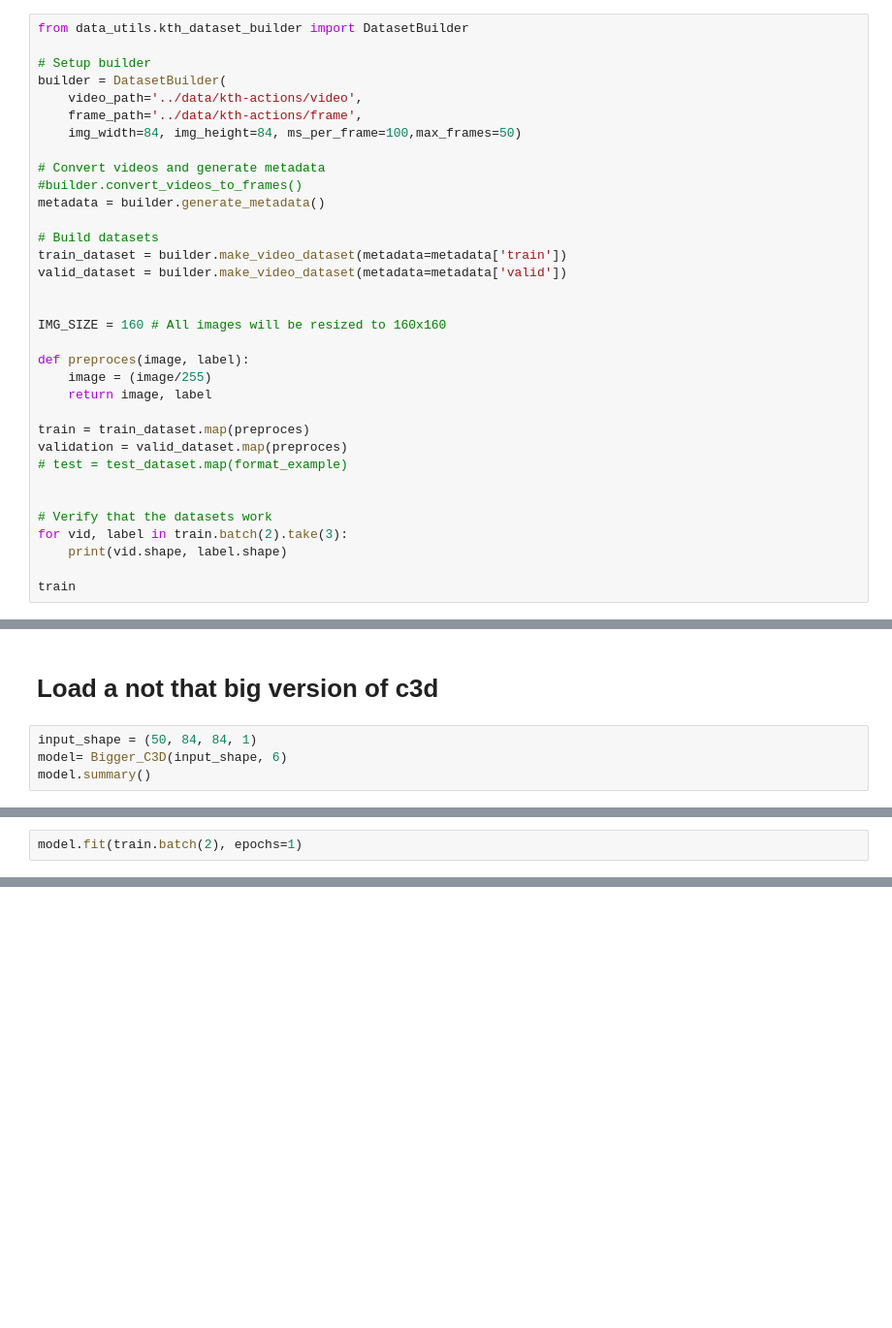
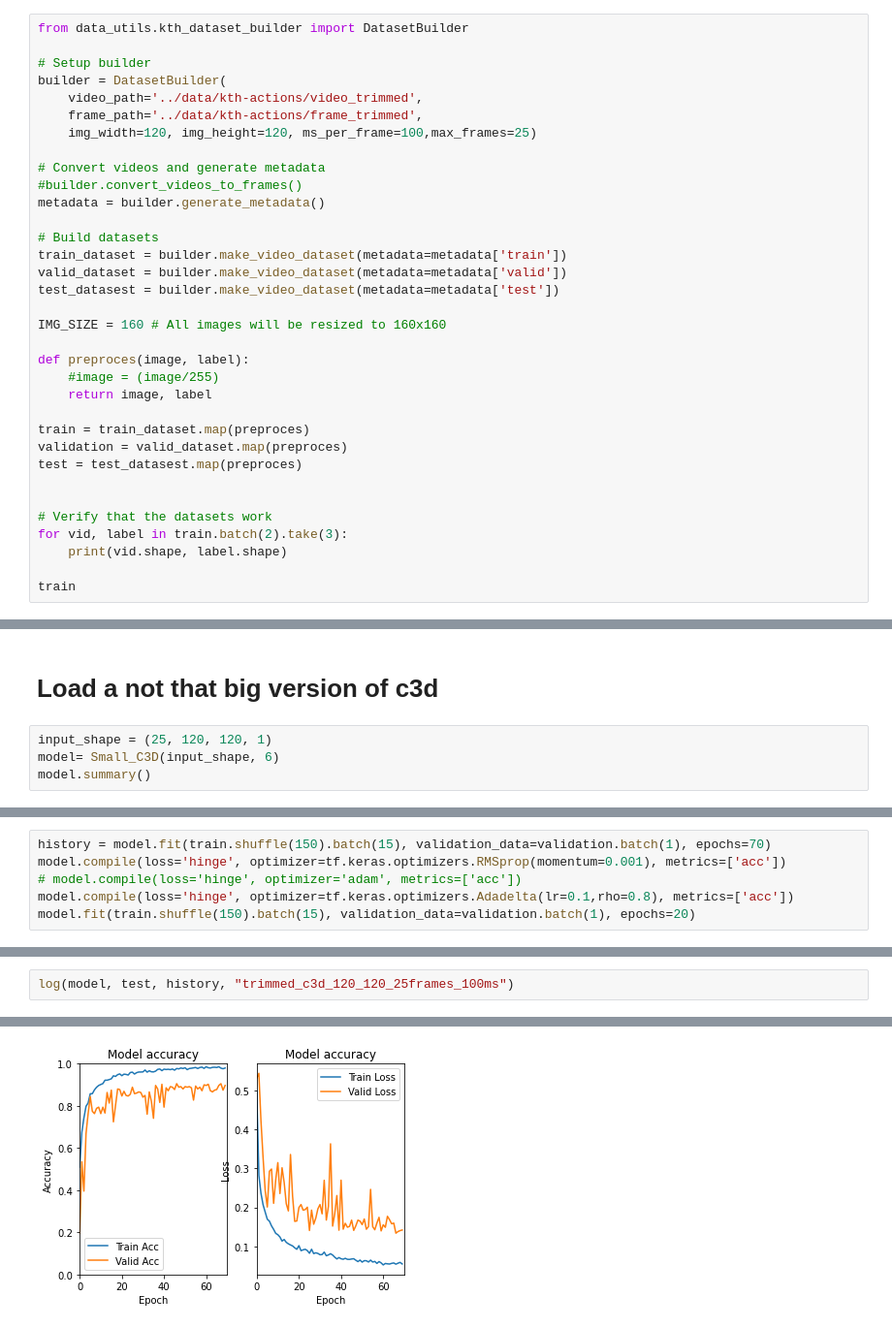
Before and after one commit to aljanabim/video-based-human-activity-recognition, a Jupyter notebook: training/KTH_C3D.ipynb, the cells around one changed output, grey strips where cells are left out. Shown: that part at 97% size. Saved outputs shown, nothing was run; the diff lists cells and outputs as text; blank space fills up the shorter version.

```diff
--- a/training/KTH_C3D.ipynb
+++ b/training/KTH_C3D.ipynb
@@ -21,9 +48,9 @@ from data_utils.kth_dataset_builder import DatasetBuilder
 
 # Setup builder
 builder = DatasetBuilder(
-    video_path='../data/kth-actions/video',
-    frame_path='../data/kth-actions/frame',
-    img_width=84, img_height=84, ms_per_frame=100,max_frames=50)
+    video_path='../data/kth-actions/video_trimmed',
+    frame_path='../data/kth-actions/frame_trimmed',
+    img_width=120, img_height=120, ms_per_frame=100,max_frames=25)
 
 # Convert videos and generate metadata
 #builder.convert_videos_to_frames()
@@ -32,17 +59,17 @@ metadata = builder.generate_metadata()
 # Build datasets
 train_dataset = builder.make_video_dataset(metadata=metadata['train'])
 valid_dataset = builder.make_video_dataset(metadata=metadata['valid'])
-
+test_datasest = builder.make_video_dataset(metadata=metadata['test'])
 
 IMG_SIZE = 160 # All images will be resized to 160x160
 
 def preproces(image, label):
-    image = (image/255)
+    #image = (image/255)
     return image, label
 
 train = train_dataset.map(preproces)
 validation = valid_dataset.map(preproces)
-# test = test_dataset.map(format_example)
+test = test_datasest.map(preproces)
 
 
 # Verify that the datasets work
@@ -58,6 +85,6 @@ train
 # %% [markdown]
 #  Load a not that big version of c3d
 # %%
-input_shape = (50, 84, 84, 1)
-model= Bigger_C3D(input_shape, 6)
+input_shape = (25, 120, 120, 1)
+model= Small_C3D(input_shape, 6)
 model.summary()
@@ -64,2 +109,6 @@ model.summary()
-# %%
-model.fit(train.batch(2), epochs=1)
+# %%
+history = model.fit(train.shuffle(150).batch(15), validation_data=validation.batch(1), epochs=70)
+model.compile(loss='hinge', optimizer=tf.keras.optimizers.RMSprop(momentum=0.001), metrics=['acc'])
+# model.compile(loss='hinge', optimizer='adam', metrics=['acc'])
+model.compile(loss='hinge', optimizer=tf.keras.optimizers.Adadelta(lr=0.1,rho=0.8), metrics=['acc'])
+model.fit(train.shuffle(150).batch(15), validation_data=validation.batch(1), epochs=20)
@@ -65,0 +165,3 @@ model.fit(train.batch(2), epochs=1)
+# %%
+log(model, test, history, "trimmed_c3d_120_120_25frames_100ms")
+# %% [output]
@@ -65,0 +179 @@ model.fit(train.batch(2), epochs=1)
+[figure, added]
```
Also changed, not shown: parts of 11 cells of this notebook, 4 other files.
